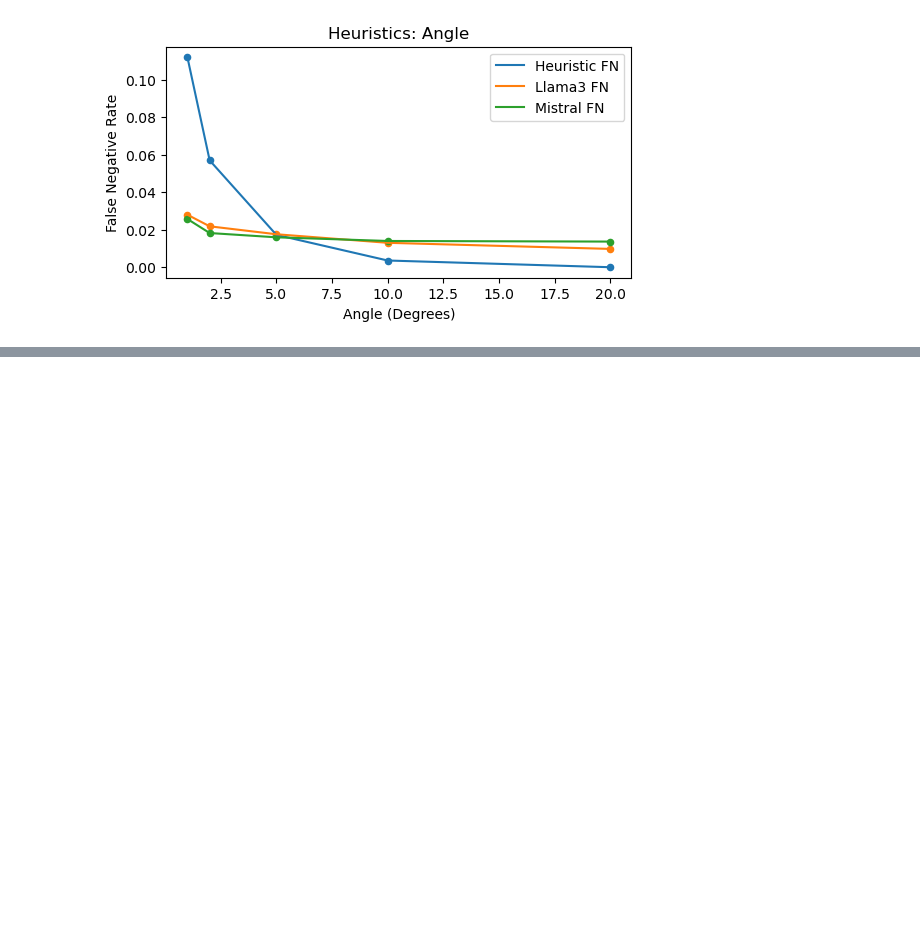
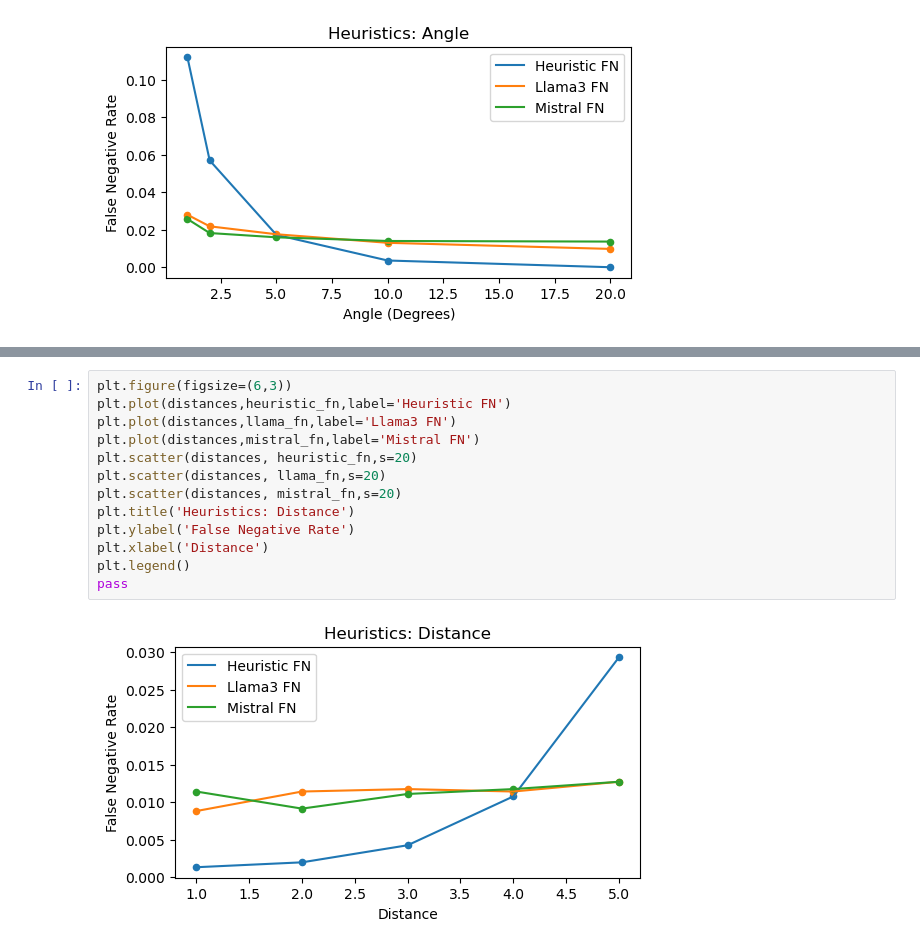
Before and after one commit to BeanHam/2024-spatial-data-integration, a Jupyter notebook: inference_results/inference_results.ipynb, the cells around one changed output, grey strips where cells are left out. Saved outputs shown, nothing was run; the diff lists cells and outputs as text; blank space fills up the shorter version.

```diff
--- a/inference_results/inference_results.ipynb
+++ b/inference_results/inference_results.ipynb
@@ -128,0 +159,15 @@ pass
+# %%
+plt.figure(figsize=(6,3))
+plt.plot(distances,heuristic_fn,label='Heuristic FN')
+plt.plot(distances,llama_fn,label='Llama3 FN')
+plt.plot(distances,mistral_fn,label='Mistral FN')
+plt.scatter(distances, heuristic_fn,s=20)
+plt.scatter(distances, llama_fn,s=20)
+plt.scatter(distances, mistral_fn,s=20)
+plt.title('Heuristics: Distance')
+plt.ylabel('False Negative Rate')
+plt.xlabel('Distance')
+plt.legend()
+pass
+# %% [output]
+[figure, added]
```
Also changed, not shown: parts of 7 cells of this notebook.
